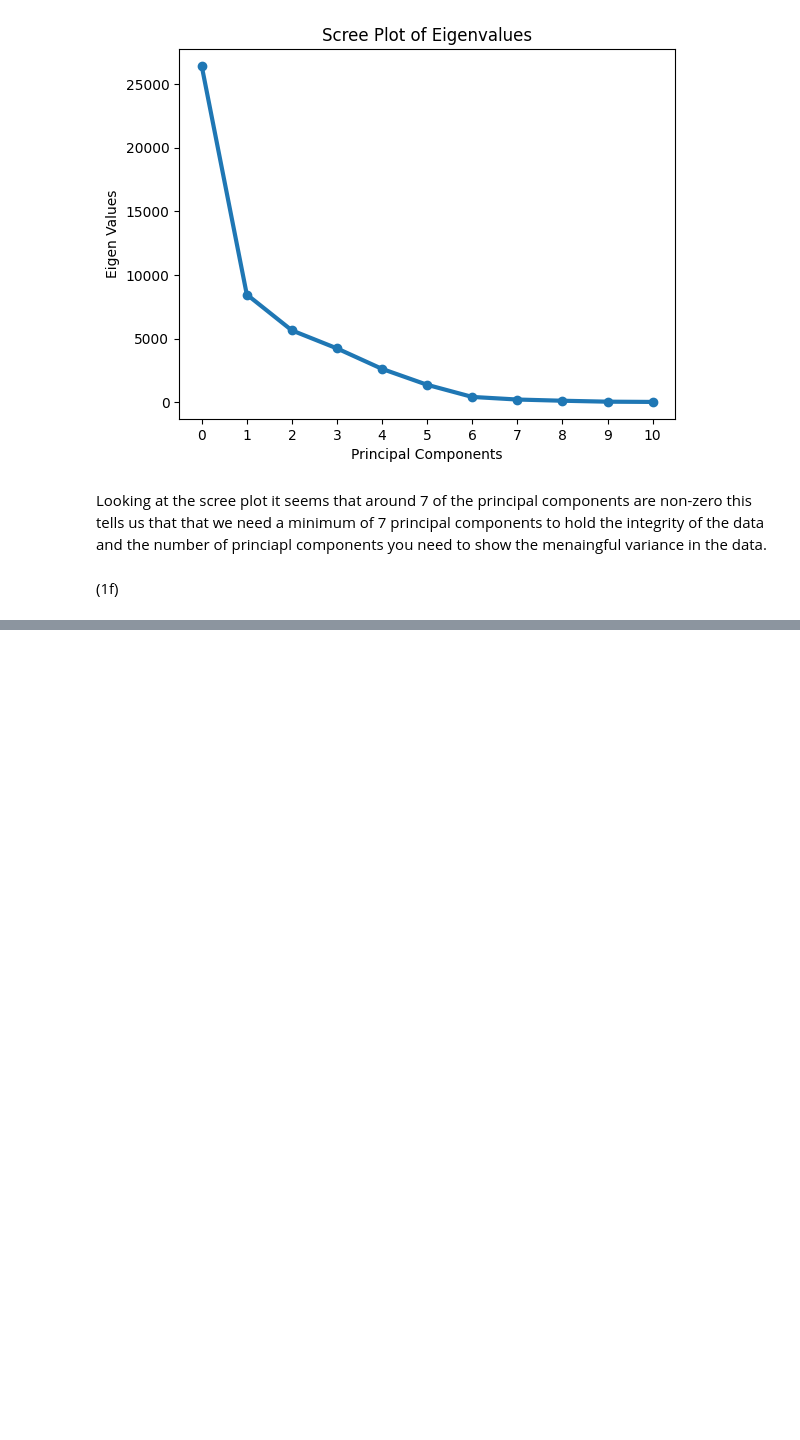
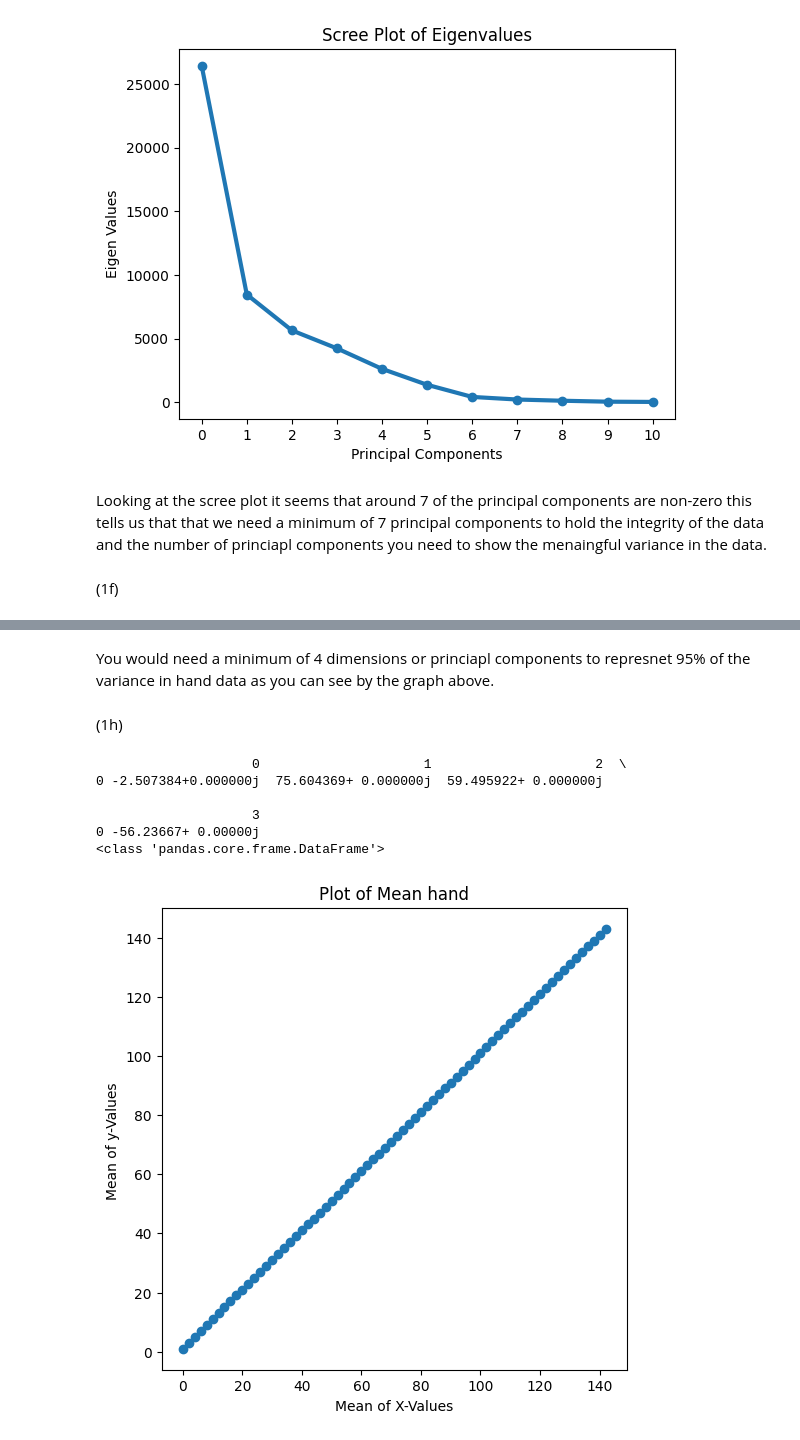
Before and after one commit to Delluvian/CS3501-Foundations-of-Data-Analysis, a Jupyter notebook: JupyterNotebooks/PS4/hmw4answers.ipynb, the cells around one changed output, grey strips where cells are left out. Drawn from its saved outputs; the diff is of its cells as text; code cells hidden in the pictures; blank space fills up the shorter version.

```diff
--- a/JupyterNotebooks/PS4/hmw4answers.ipynb
+++ b/JupyterNotebooks/PS4/hmw4answers.ipynb
@@ -236,0 +270,31 @@ for col, s in enumerate(s_factors):
+# %% [markdown]
+You would need a minimum of 4 dimensions or princiapl components to represnet 95% of the variance in hand data as you can see by the graph above.
+# %% [markdown]
+(1h)
+# %%
+#Z=XV where V is princiapl component matrix, and Z is loadings
+
+fourevalues, fourevectors = calculate_PCA(cov_matrix,4)
+
+
+
+Z = x_norm @ fourevectors # where Z is the principal vecotr matrix
+# print(Z)
+first_hand_weights = Z[:1]
+print(first_hand_weights)
+
+
+print(type(Z))
+
+
+first_observation_recon  = Z @ np.transpose(fourevectors)
+
+plot_hand(first_observation_recon[:30])
+# %% [output]
+                    0                     1                     2  \
+0 -2.507384+0.000000j  75.604369+ 0.000000j  59.495922+ 0.000000j
+
+                    3
+0 -56.23667+ 0.00000j
+<class 'pandas.core.frame.DataFrame'>
+[figure, added]
```
Also changed, not shown: parts of 8 cells of this notebook.
